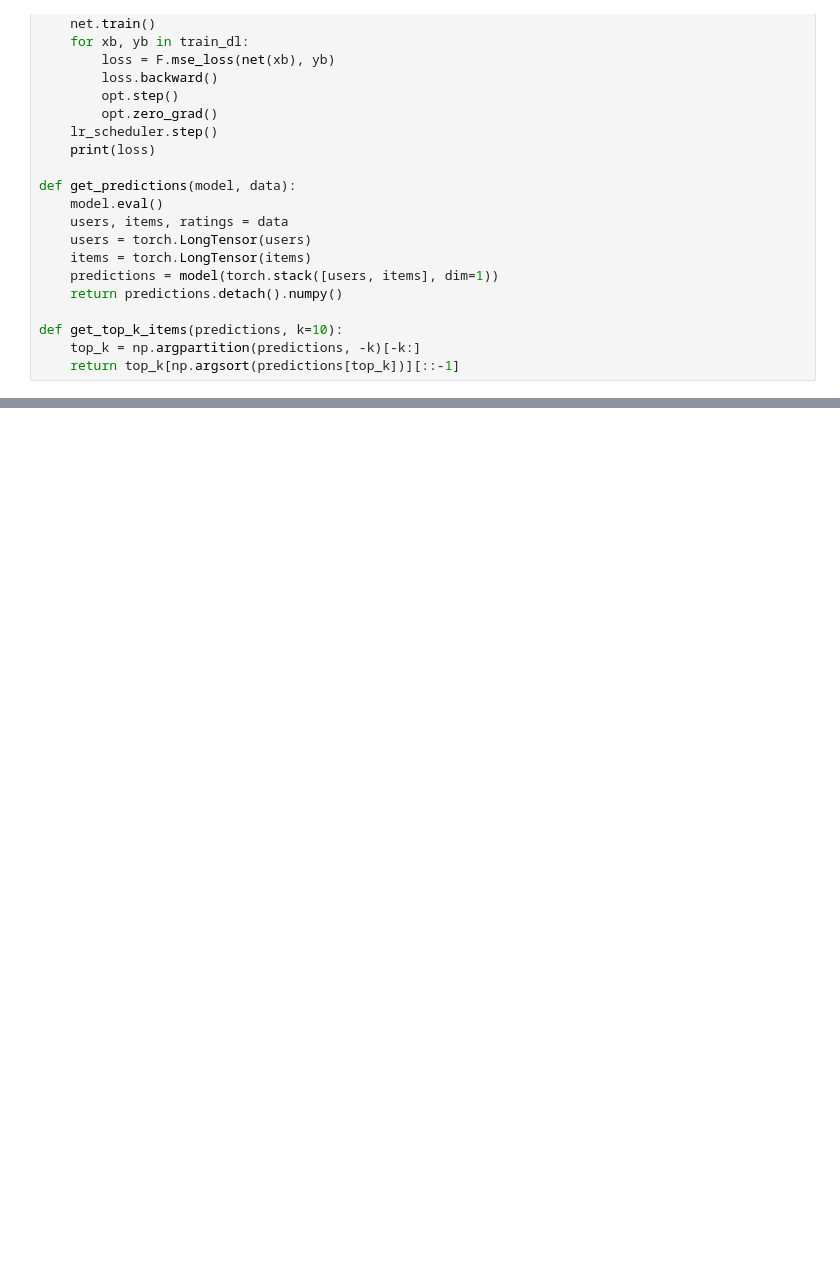
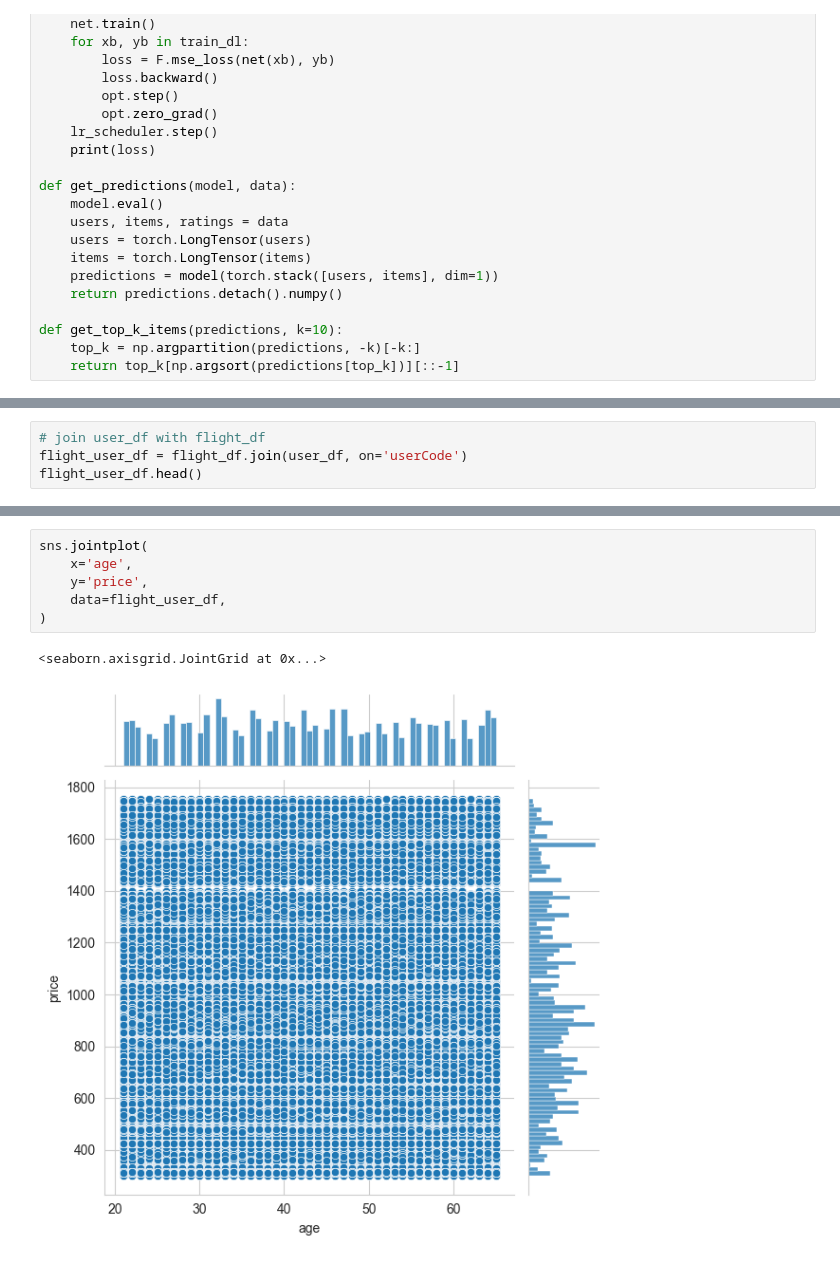
Before and after one commit to Yubo-Cao/wander_list, a Jupyter notebook: model/collab.ipynb, the cells around one changed output, grey strips where cells are left out. Saved outputs shown, nothing was run; the diff lists cells and outputs as text; blank space fills up the shorter version.

```diff
--- a/model/collab.ipynb
+++ b/model/collab.ipynb
@@ -80,0 +111,4 @@ def get_top_k_items(predictions, k=10):
+# %%
+# join user_df with flight_df
+flight_user_df = flight_df.join(user_df, on='userCode')
+flight_user_df.head()
@@ -80,0 +123,9 @@ def get_top_k_items(predictions, k=10):
+# %%
+sns.jointplot(
+    x='age',
+    y='price',
+    data=flight_user_df,
+)
+# %% [output]
+<seaborn.axisgrid.JointGrid at 0x...>
+[figure, added]
```
Also changed, not shown: parts of 14 cells of this notebook, 1 other file.
